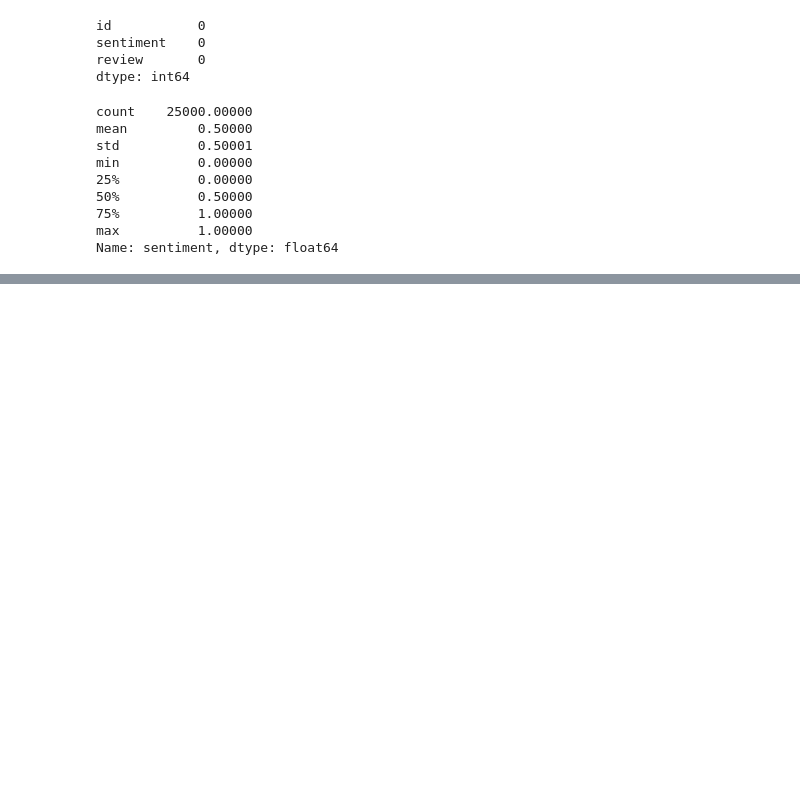
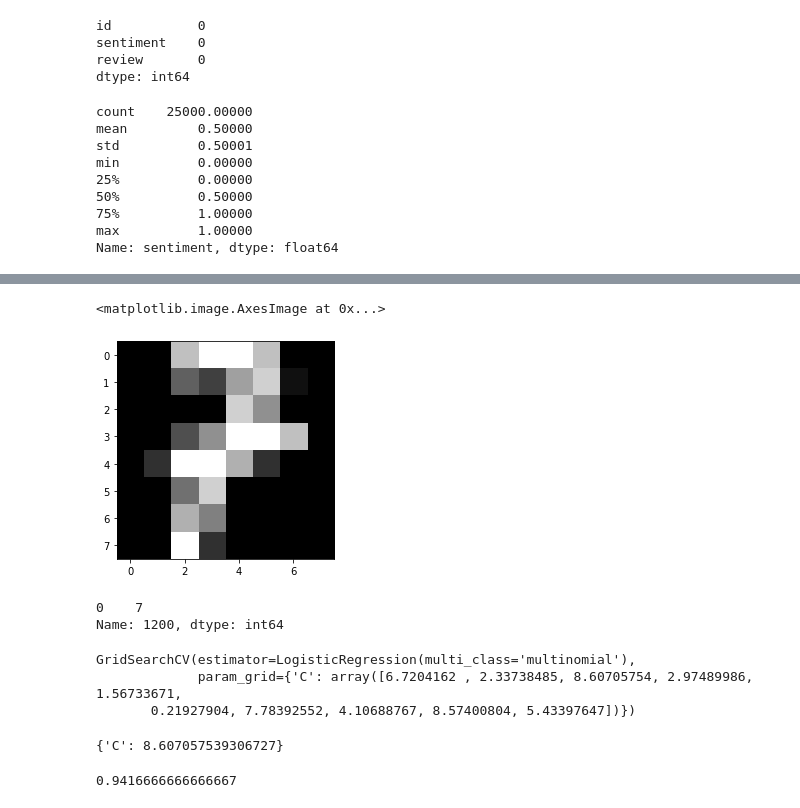
Before and after one commit to AIAcademyBatchH/Machine-Learning, a Jupyter notebook: Logistic_Regression/logreg_class_handson_2.ipynb, the cells around one changed output, grey strips where cells are left out. Saved outputs shown, nothing was run; the diff lists cells and outputs as text; code cells hidden in the pictures; blank space fills up the shorter version.

```diff
--- a/Logistic_Regression/logreg_class_handson_2.ipynb
+++ b/Logistic_Regression/logreg_class_handson_2.ipynb
@@ -482,0 +726,3 @@ Name: sentiment, dtype: float64
+# %%
+pixel_values = pd.read_csv('mnist_x.csv')
+image_lables = pd.read_csv('mnist_y.csv',header=None)
@@ -482,0 +752,10 @@ Name: sentiment, dtype: float64
+# %%
+plt.imshow(np.array(pixel_values.iloc[1200]).reshape(8,8),cmap='gray')
+# %% [output]
+<matplotlib.image.AxesImage at 0x...>
+[figure, added]
+# %%
+image_lables.loc[1200]
+# %% [output]
+0    7
+Name: 1200, dtype: int64
@@ -482,0 +769,16 @@ Name: sentiment, dtype: float64
+# %%
+np.random.seed(400)
+mod = GridSearchCV(clf, param_grid={'C':np.random.uniform(0.10,10,10)})
+mod.fit(Xtrain,ytrain)
+# %% [output]
+GridSearchCV(estimator=LogisticRegression(multi_class='multinomial'),
+             param_grid={'C': array([6.7204162 , 2.33738485, 8.60705754, 2.97489986, 1.56733671,
+       0.21927904, 7.78392552, 4.10688767, 8.57400804, 5.43397647])})
+# %%
+mod.best_params_
+# %% [output]
+{'C': 8.607057539306727}
+# %%
+mod.score(Xtest,ytest)
+# %% [output]
+0.9416666666666667
```
Also changed, not shown: parts of 49 cells of this notebook.
